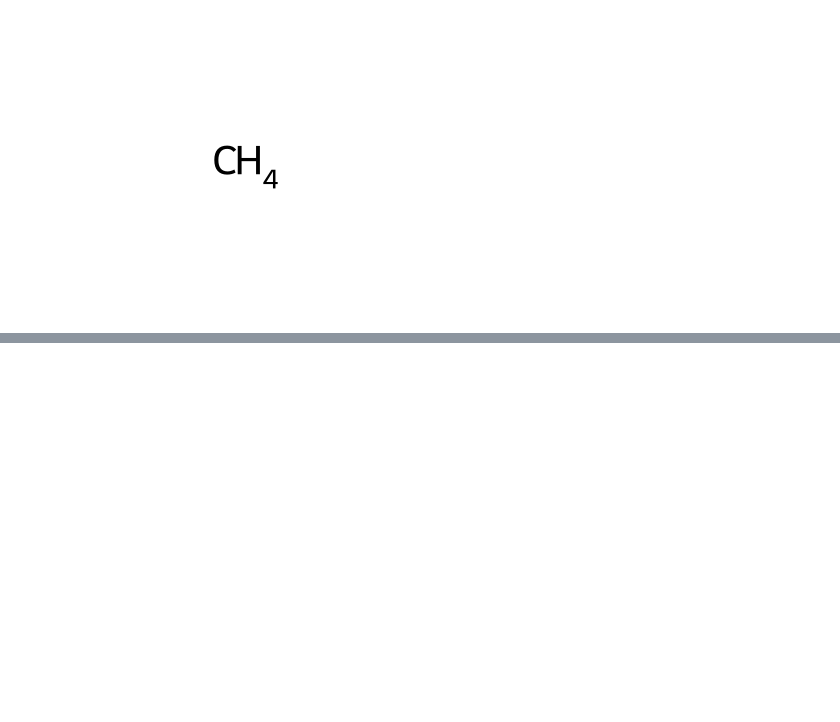
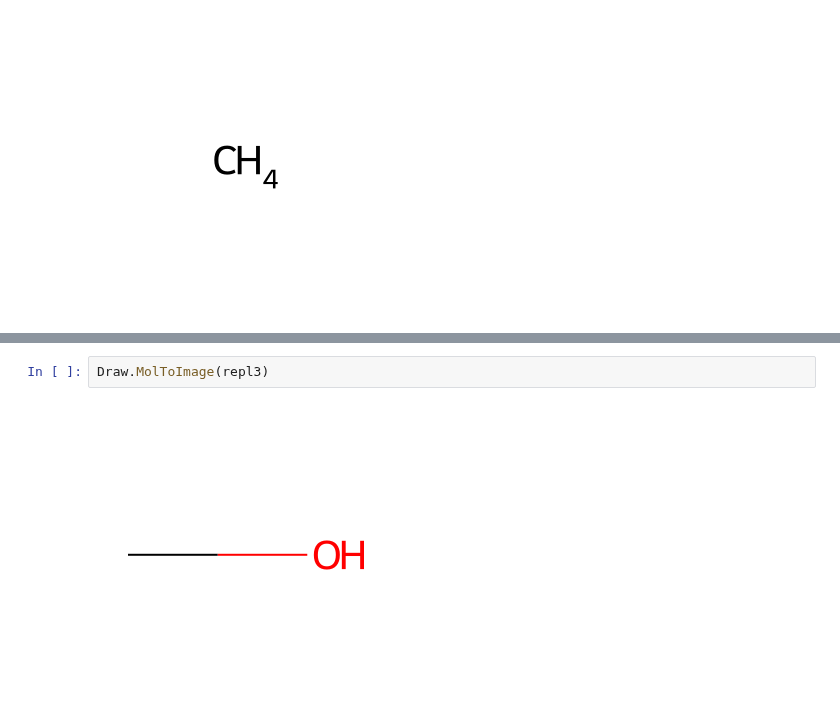
Before and after one commit to bertiewooster/RDKit-playing, a Jupyter notebook: tutorial_examples.ipynb, the cells around one changed output, grey strips where cells are left out. Saved outputs shown, nothing was run; the diff lists cells and outputs as text; blank space fills up the shorter version.

```diff
--- a/tutorial_examples.ipynb
+++ b/tutorial_examples.ipynb
@@ -48,0 +61,4 @@ Draw.MolToImage(rm)
+# %%
+Draw.MolToImage(repl3)
+# %% [output]
+[figure, added]
```
Also changed, not shown: parts of 9 cells of this notebook.
